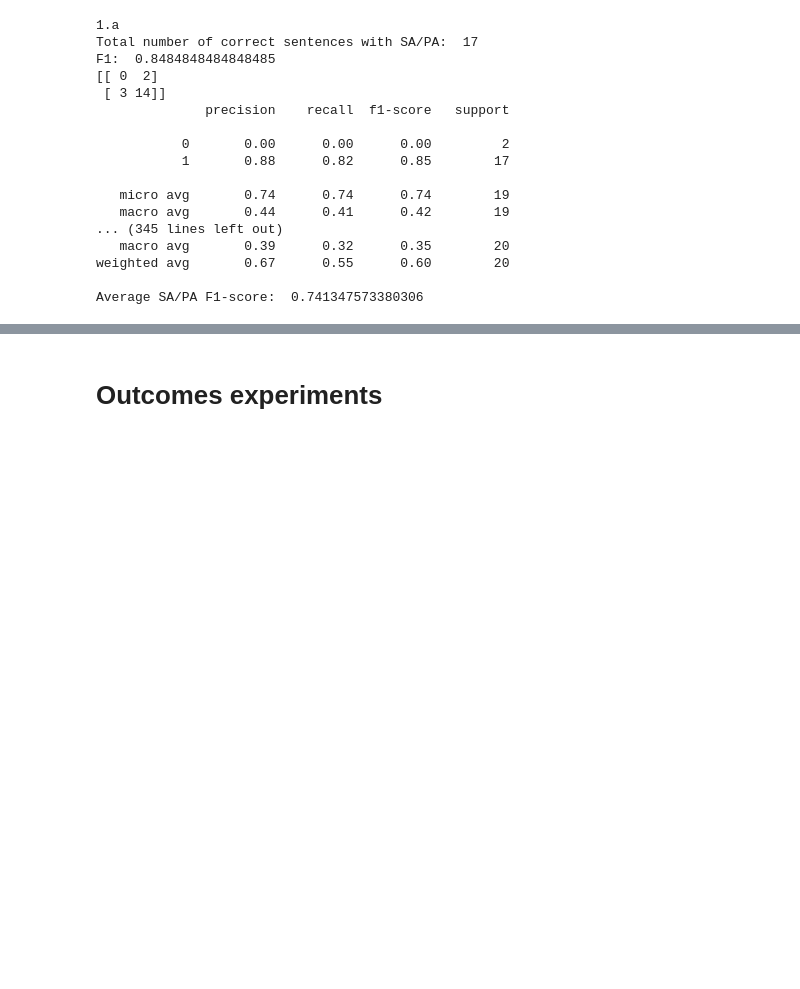
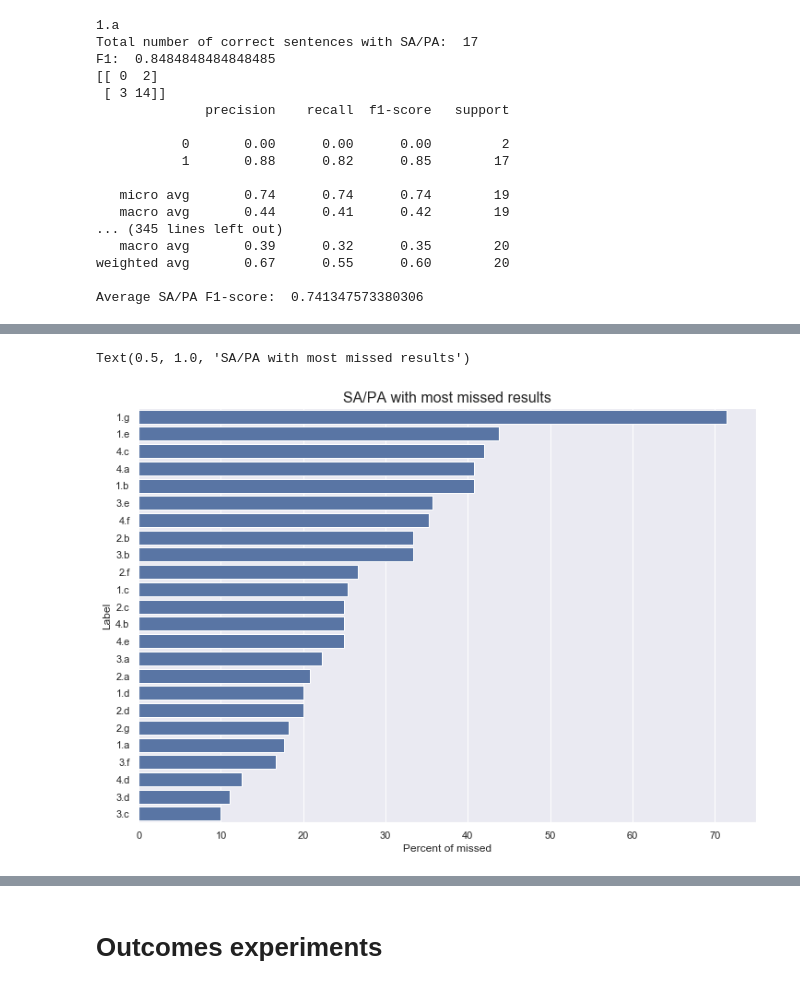
Before and after one commit to MariyaIvanina/articles_processing, a Jupyter notebook: notebooks/data_processing.ipynb, the cells around one changed output, grey strips where cells are left out. Cells and saved outputs as stored; diff of their text form; code cells hidden in the pictures; blank space fills up the shorter version.

```diff
--- a/notebooks/data_processing.ipynb
+++ b/notebooks/data_processing.ipynb
@@ -1606,0 +1628,25 @@ Average SA/PA F1-score:  0.741347573380306
+# %%
+dict_with_all = {}
+for sentence in manually_labelled_df_dict:
+    for label in manually_labelled_df_dict[sentence]:
+        if label not in dict_with_all:
+            dict_with_all[label] = 0
+        dict_with_all[label] += 1
+# %%
+dict_with_missed = {}
+for sentence in to_evaluate_df_dict:
+    if sentence in manually_labelled_df_dict:
+        for label in set(manually_labelled_df_dict[sentence]) - set(to_evaluate_df_dict[sentence]):
+            if label not in dict_with_missed:
+                dict_with_missed[label] = 0
+            dict_with_missed[label] += 1
+for label in dict_with_missed:
+    dict_with_missed[label] = (dict_with_missed[label] * 100 / dict_with_all[label])
+df_with_missed = pd.DataFrame(
+    sorted(dict_with_missed.items(), key=lambda x: x[1], reverse=True), columns=["Label", "Percent of missed"])
+sns.barplot(x="Percent of missed", y="Label", data=df_with_missed,
+            label="SA/PA with most missed results", color="b")
+plt.title("SA/PA with most missed results",size=16)
+# %% [output]
+Text(0.5, 1.0, 'SA/PA with most missed results')
+[figure, added]
```
Also changed, not shown: parts of 10 cells of this notebook, 1 other file.
